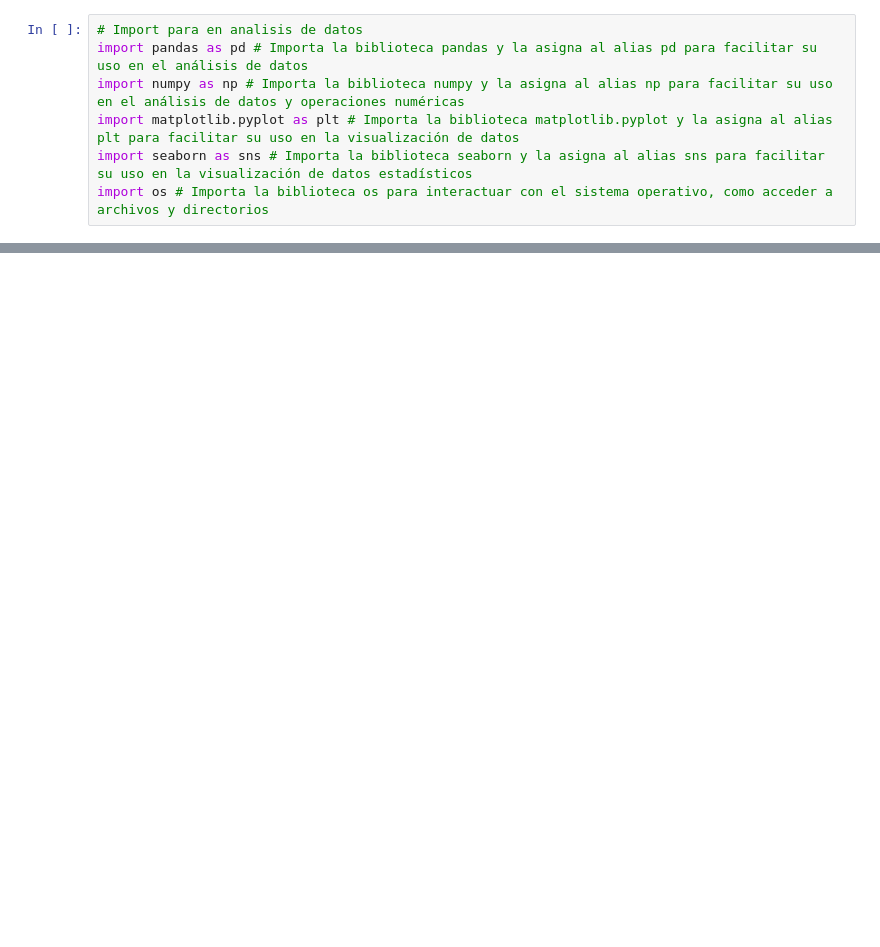
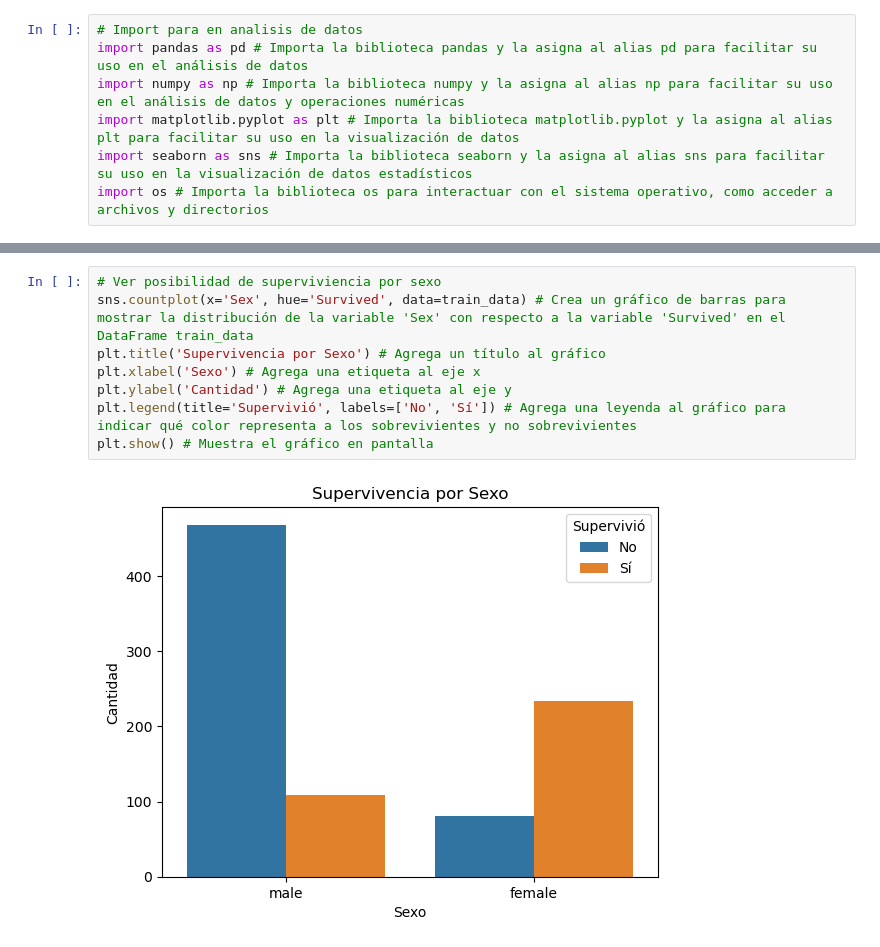
Before and after one commit to HichiroXD/EjerciciosPython, a Jupyter notebook: Tareas sumativas/Tarea 1/Tarea_sum_1.ipynb, the cells around one changed output, grey strips where cells are left out. Drawn from its saved outputs; the diff is of its cells as text; blank space fills up the shorter version.

```diff
--- a/Tareas sumativas/Tarea 1/Tarea_sum_1.ipynb
+++ b/Tareas sumativas/Tarea 1/Tarea_sum_1.ipynb
@@ -35,0 +139,10 @@ print(data_3.head()) # Imprime las primeras filas del DataFrame data_3 para obte
+# %%
+# Ver posibilidad de superviviencia por sexo
+sns.countplot(x='Sex', hue='Survived', data=train_data) # Crea un gráfico de barras para mostrar la distribución de la variable 'Sex' con respecto a la variable 'Survived' en el DataFrame train_data
+plt.title('Supervivencia por Sexo') # Agrega un título al gráfico
+plt.xlabel('Sexo') # Agrega una etiqueta al eje x
+plt.ylabel('Cantidad') # Agrega una etiqueta al eje y
+plt.legend(title='Supervivió', labels=['No', 'Sí']) # Agrega una leyenda al gráfico para indicar qué color representa a los sobrevivientes y no sobrevivientes
+plt.show() # Muestra el gráfico en pantalla
+# %% [output]
+[figure, added]
```
Also changed, not shown: parts of 22 cells of this notebook.
